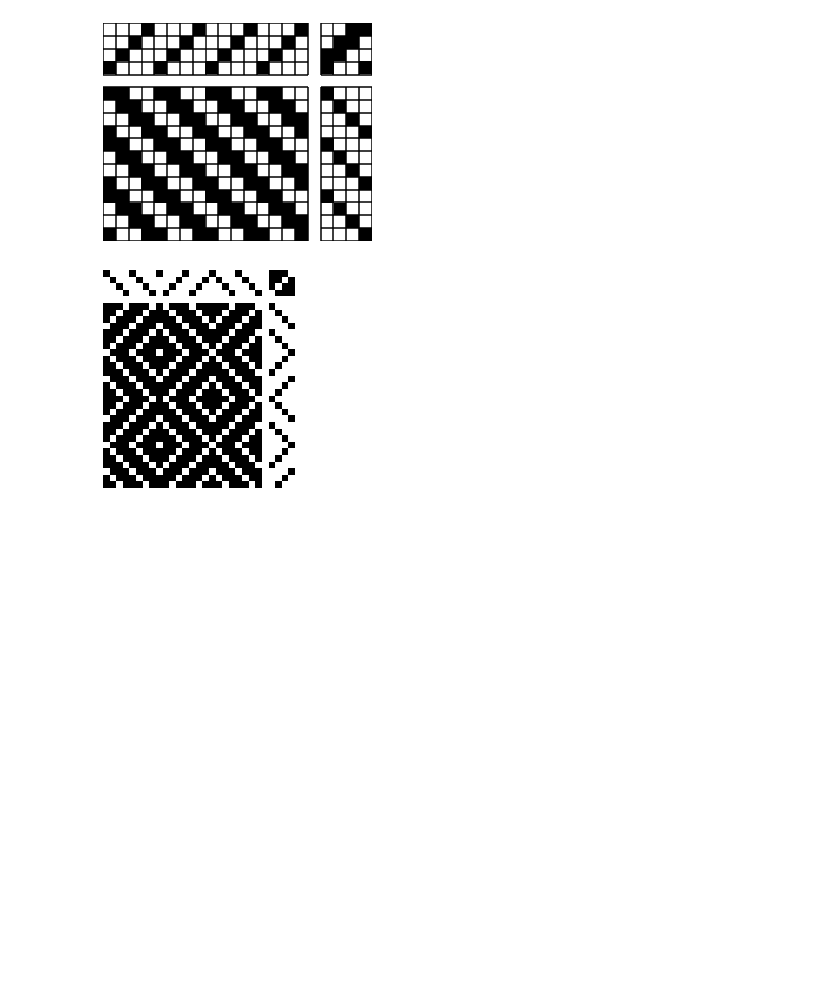
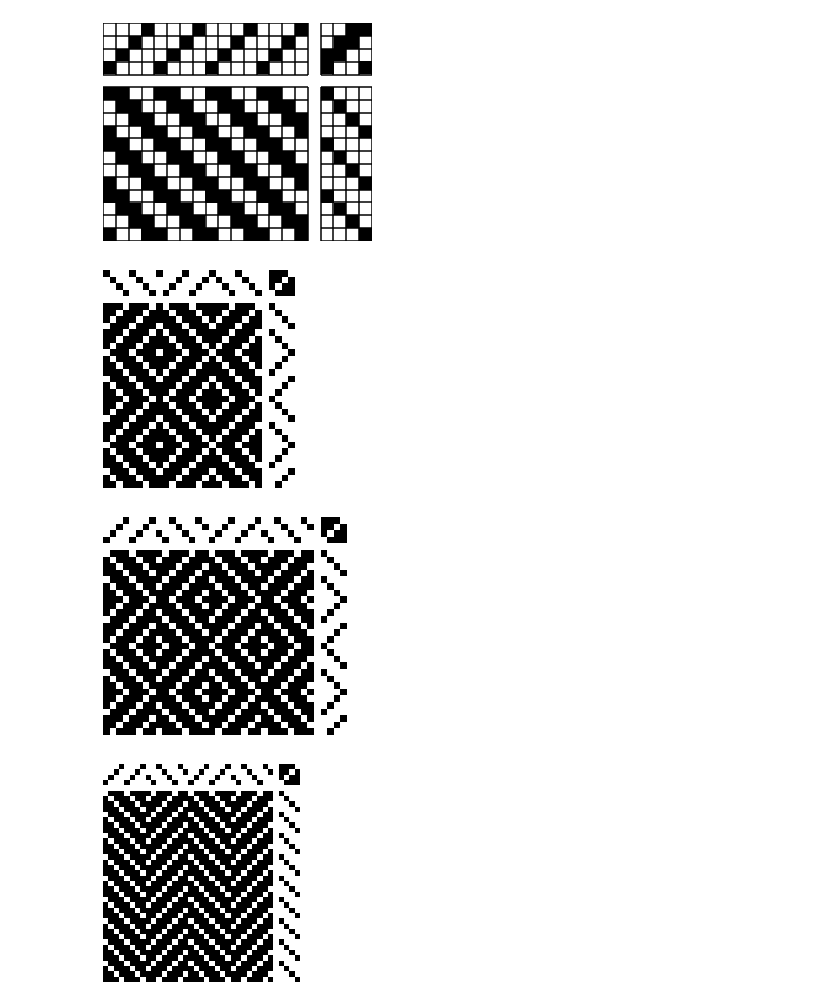
Before and after one commit to elizabethpankratz/weaving-draft-generator, a Jupyter notebook: weaving-draft-generator.ipynb, the cells around one changed output. Drawn from its saved outputs; the diff is of its cells as text; code cells hidden in the pictures; blank space fills up the shorter version.

Commit message:
Generate a few more drafts

```diff
--- a/weaving-draft-generator.ipynb
+++ b/weaving-draft-generator.ipynb
@@ -518,3 +518,9 @@ display_full_draft(twill2x2_tieup, twill2x2_treadle, twill2x2_thread, overlay_gr
 display_full_draft(twill3x1_tieup, zigzag_treadle, zigzag_thread, overlay_grid=False)
 # %% [output]
 [figure]
+# %%
+display_full_draft(twill3x1_tieup, zigzag_treadle, herringbone_thread, overlay_grid=False)
+display_full_draft(twill3x1_tieup, np.concatenate([twill2x2_treadle]*3), herringbone_thread, overlay_grid=False)
+# %% [output]
+[figure, added]
+[figure, added]
```
Also changed, not shown: parts of 1 cell of this notebook.
